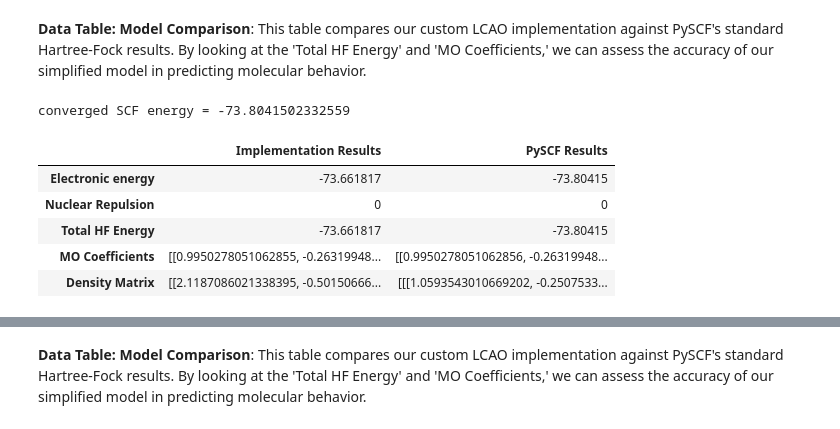
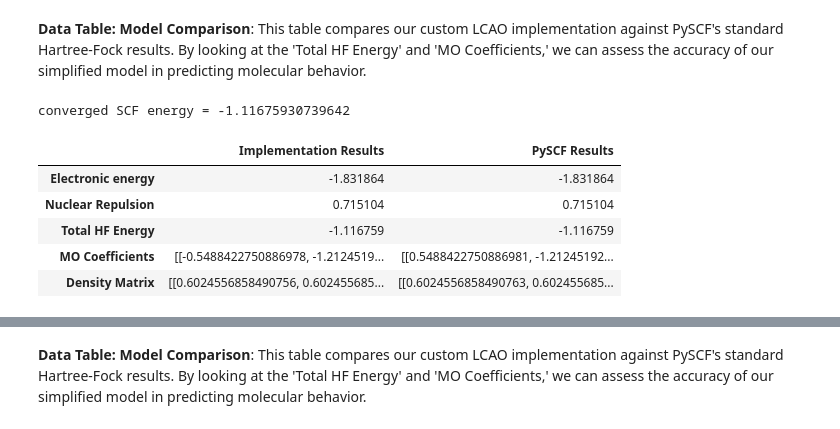
Before and after one commit to qigol/lcao, a Jupyter notebook: working_notebooks/LCAO_COMPUTATIONAL_WORKING_FINAL.ipynb.ipynb, the cells around one changed output, grey strips where cells are left out. Cells and saved outputs as stored; diff of their text form; code cells hidden in the pictures.

```diff
--- a/working_notebooks/LCAO_COMPUTATIONAL_WORKING_FINAL.ipynb.ipynb
+++ b/working_notebooks/LCAO_COMPUTATIONAL_WORKING_FINAL.ipynb.ipynb
@@ -588,13 +588,15 @@ def compare(mol):
 # %% [markdown]
 **Data Table: Model Comparison**: This table compares our custom LCAO implementation against PySCF's standard Hartree-Fock results. By looking at the 'Total HF Energy' and 'MO Coefficients,' we can assess the accuracy of our simplified model in predicting molecular behavior.
 # %%
-mol = gto.M(
+# H2 molecule
+mol_h2 = gto.M(
     atom='H 0 0 0; H 0 0 0.74',
     basis='sto-3g',
     unit='Angstrom'
 )
 
-mol = gto.M(
+# H2O
+mol_h2o = gto.M(
     atom="""
     O  0.0000  0.0000  0.0000
     H  0.0000 -0.7570  0.5870
@@ -606,18 +608,19 @@ mol = gto.M(
     unit="Angstrom"
 )
 
-mol = gto.M(
+# O
+mol_o = gto.M(
     atom="O 0 0 0",
     basis="sto-3g",
     spin=2
 )
 # %%
-compare(mol)
+compare(mol_h2)
 # %% [output]
-converged SCF energy = -73.8041502332559
+converged SCF energy = -1.11675930739642
 |  | Implementation Results | PySCF Results |
-| Electronic energy | -73.661817 | -73.80415 |
-| Nuclear Repulsion | 0 | 0 |
-| Total HF Energy | -73.661817 | -73.80415 |
-| MO Coefficients | [[0.9950278051062855, -0.26319948... | [[0.9950278051062856, -0.26319948... |
-| Density Matrix | [[2.1187086021338395, -0.50150666... | [[[1.0593543010669202, -0.2507533... |
+| Electronic energy | -1.831864 | -1.831864 |
+| Nuclear Repulsion | 0.715104 | 0.715104 |
+| Total HF Energy | -1.116759 | -1.116759 |
+| MO Coefficients | [[-0.5488422750886978, -1.2124519... | [[0.5488422750886981, -1.21245192... |
+| Density Matrix | [[0.6024556858490756, 0.602455685... | [[0.6024556858490763, 0.602455685... |
```
Also changed, not shown: parts of 11 cells of this notebook.
